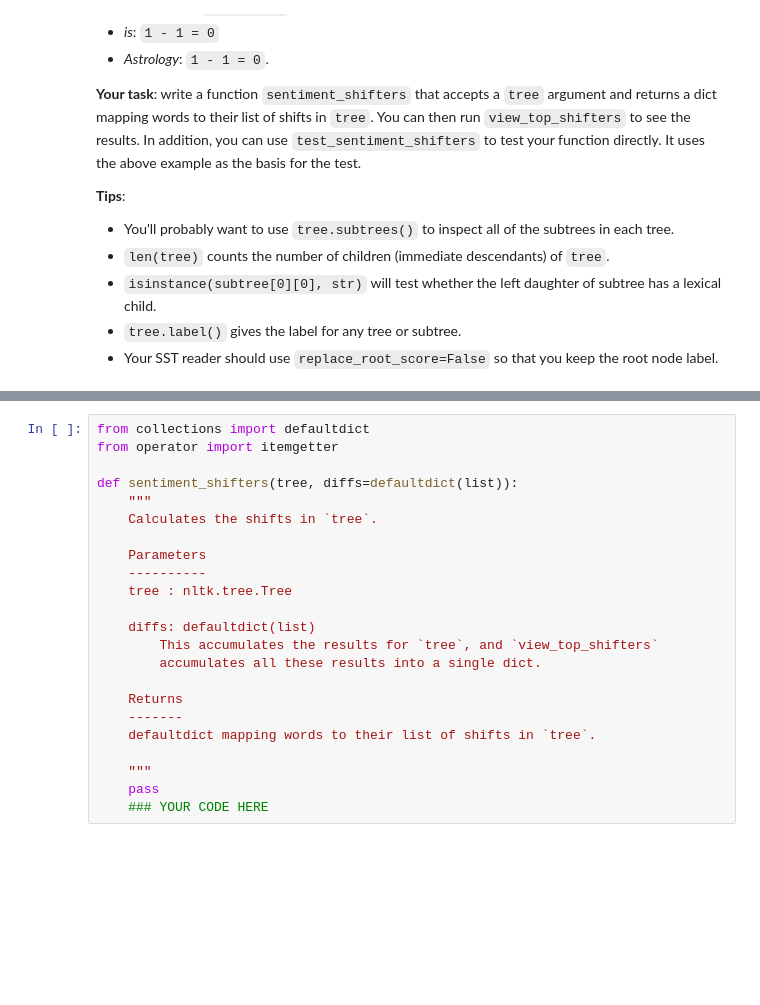
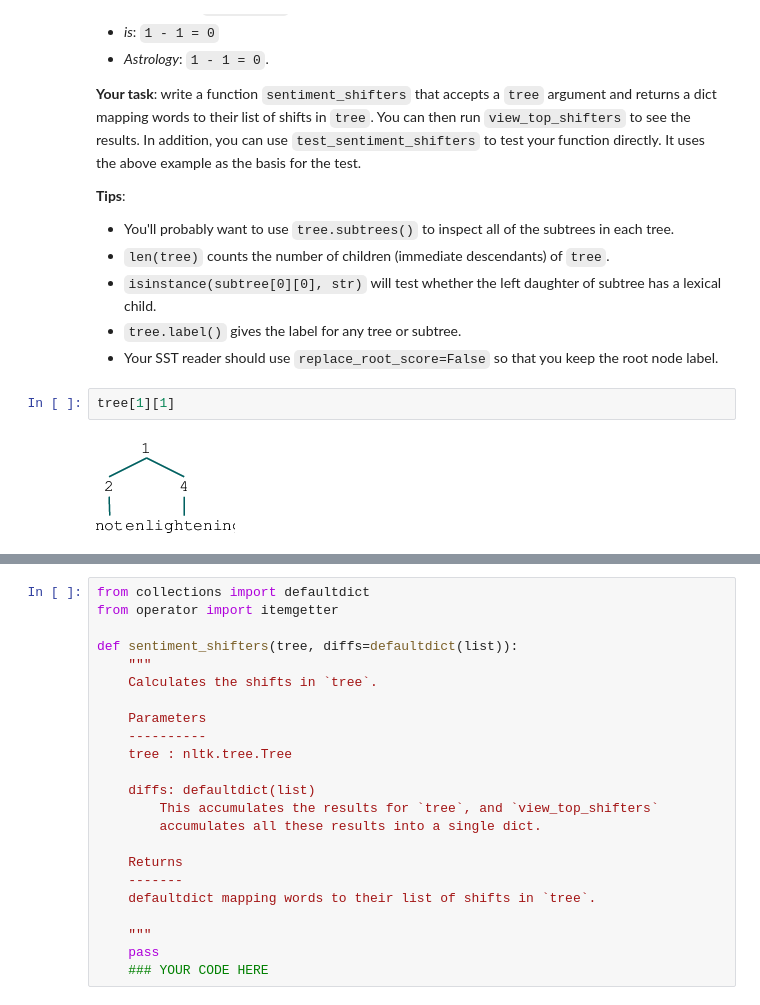
Before and after one commit to neodelphis/cs224u, a Jupyter notebook: hw2_sst.ipynb, the cells around one changed output, grey strips where cells are left out. Cells and saved outputs as stored; diff of their text form; blank space fills up the shorter version.

```diff
--- a/hw2_sst.ipynb
+++ b/hw2_sst.ipynb
@@ -301,3 +500,7 @@ __Tips__:
 * `isinstance(subtree[0][0], str)` will test whether the left daughter of subtree has a lexical child.
 * `tree.label()` gives the label for any tree or subtree.
 * Your SST reader should use `replace_root_score=False` so that you keep the root node label.
+# %%
+tree[1][1]
+# %% [output]
+[figure, added]
```
Also changed, not shown: parts of 33 cells of this notebook, 3 other files.
